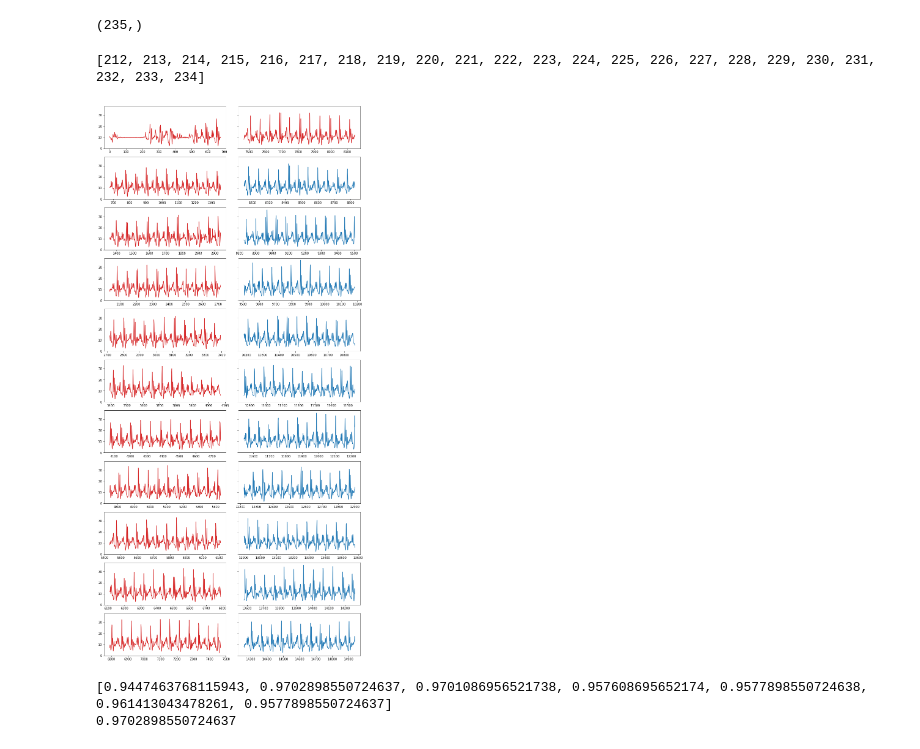
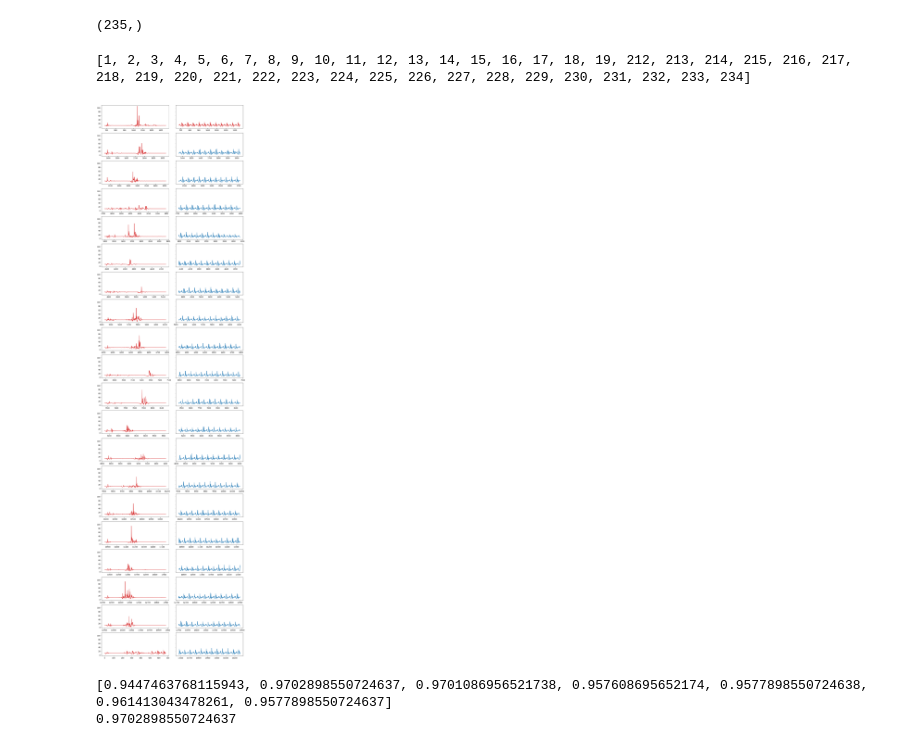
Before and after one commit to tomh12player/FallDetector, a Jupyter notebook: final/Fall Detector .ipynb, the cells around one changed output. Drawn from its saved outputs; the diff is of its cells as text; code cells hidden in the pictures.

```diff
--- a/final/Fall Detector .ipynb
+++ b/final/Fall Detector .ipynb
@@ -178,8 +178,8 @@ np.shape(y_train)
 # %%
 #visual some shit
 
-#indecis = list(np.arange(1,20)) + list(np.arange(251,270))
-indecis =list(np.arange(212,235))
+indecis = list(np.arange(1,20)) + list(np.arange(212,235))
+#indecis =list(np.arange(0,49))
 print(indecis)
 why = {}
 
@@ -193,29 +193,30 @@ for i in indecis:
     a_mag = np.sqrt(s)
     why[i] = a_mag
 # %% [output]
-[212, 213, 214, 215, 216, 217, 218, 219, 220, 221, 222, 223, 224, 225, 226, 227, 228, 229, 230, 231, 232, 233, 234]
+[1, 2, 3, 4, 5, 6, 7, 8, 9, 10, 11, 12, 13, 14, 15, 16, 17, 18, 19, 212, 213, 214, 215, 216, 217, 218, 219, 220, 221, 222, 223, 224, 225, 226, 227, 228, 229, 230, 231, 232, 233, 234]
 # %%
-"""
-m = int((235-212)/2)
+
+#m = int((49-0)/2)
+m = 20
 n = 2
 fig, ax = plt.subplots(m, n, sharey=True)
 fig.subplots_adjust(hspace=0.2, wspace=0.1)
 index = 0
 for i in range(n):
     for j in range(m):
         if index < len(indecis)/2:
             color = 'tab:red'
         else:
             color = 'tab:blue'
         ax[j, i].plot(why[indecis[index]],color)
         index+=1
 fig.set_figheight(m*3)
 fig.set_figwidth(15)
 
-"""
+
 #fig
 # %% [output]
-[figure, old version]
+[figure, new version]
 # %%
 #now lets do some 5 fold cross validation and see how we do
 #lets have max depth be 5
```
